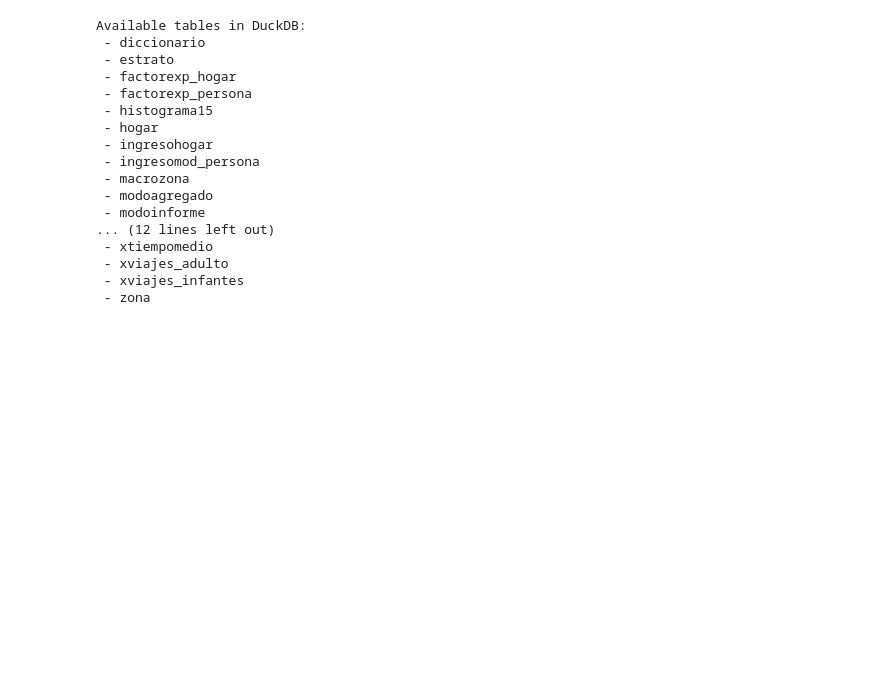
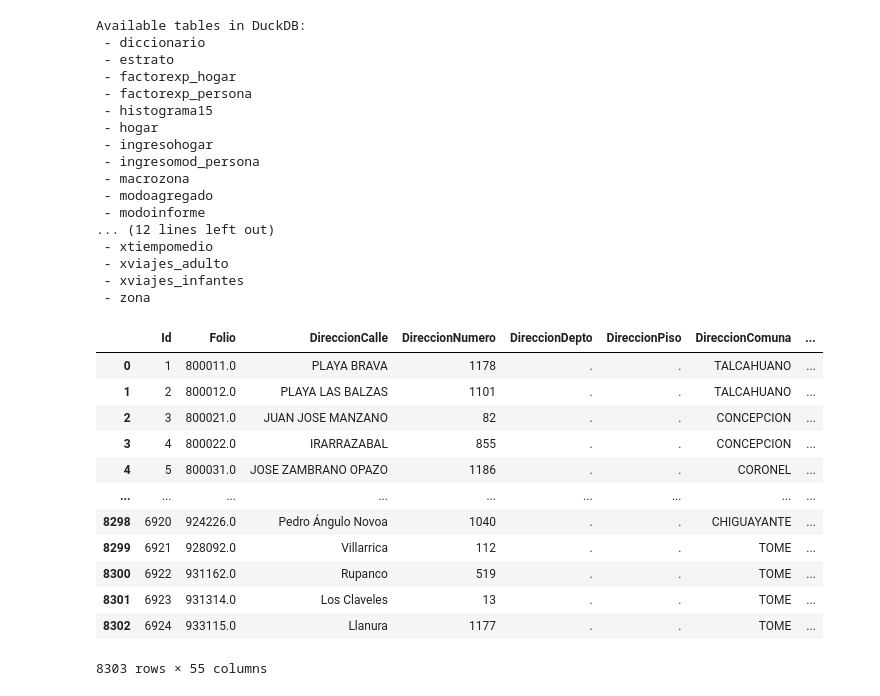
Before and after one commit to diegoalrv/mocho, a Jupyter notebook: explore_duckdb.ipynb, the cells around one changed output. Saved outputs shown, nothing was run; the diff lists cells and outputs as text; code cells hidden in the pictures; blank space fills up the shorter version.

```diff
--- a/explore_duckdb.ipynb
+++ b/explore_duckdb.ipynb
@@ -6,15 +6,32 @@ import seaborn as sns
 import geopandas as gpd
 import duckdb
 # %%
-# Make connection to DuckDB and list available tables
+class DuckDBHelper:
+    def __init__(self, duckdb_path):
+        self.con = duckdb.connect(database=duckdb_path)
+        self.duckdb_path = duckdb_path
+
+    def read_table(self, table_name):
+        """
+        Read a table from DuckDB and return it as a Pandas DataFrame.
+        """
+        query = f"SELECT * FROM {table_name}"
+        df = self.con.execute(query).df()
+        return df
+
+    def list_tables(self):
+        """
+        List available tables in the DuckDB database.
+        """
+        tables = self.con.execute("SHOW TABLES").fetchall()
+        return [table[0] for table in tables]
+
+# Usage example:
 duckdb_path = './data/eod.duckdb'
-con = duckdb.connect(database=duckdb_path)
-
-# List available tables
-tables = con.execute("SHOW TABLES").fetchall()
+db_helper = DuckDBHelper(duckdb_path)
 print("Available tables in DuckDB:")
-for table in tables:
-    print(f" - {table[0]}")
+for table_name in db_helper.list_tables():
+    print(f" - {table_name}")
 # %% [output]
 Available tables in DuckDB:
  - diccionario
@@ -33,3 +50,20 @@ Available tables in DuckDB:
  - xviajes_adulto
  - xviajes_infantes
  - zona
+# %%
+table_name = 'hogar'
+db_helper.read_table(table_name)
+# %% [output]
+|  | Id | Folio | DireccionCalle | DireccionNumero | DireccionDepto | DireccionPiso | DireccionComuna | ... |
+| 0 | 1 | 800011.0 | PLAYA BRAVA | 1178 | . | . | TALCAHUANO | ... |
+| 1 | 2 | 800012.0 | PLAYA LAS BALZAS | 1101 | . | . | TALCAHUANO | ... |
+| 2 | 3 | 800021.0 | JUAN JOSE MANZANO | 82 | . | . | CONCEPCION | ... |
+| 3 | 4 | 800022.0 | IRARRAZABAL | 855 | . | . | CONCEPCION | ... |
+| 4 | 5 | 800031.0 | JOSE ZAMBRANO OPAZO | 1186 | . | . | CORONEL | ... |
+| ... | ... | ... | ... | ... | ... | ... | ... | ... |
+| 8298 | 6920 | 924226.0 | Pedro Ángulo Novoa | 1040 | . | . | CHIGUAYANTE | ... |
+| 8299 | 6921 | 928092.0 | Villarrica | 112 | . | . | TOME | ... |
+| 8300 | 6922 | 931162.0 | Rupanco | 519 | . | . | TOME | ... |
+| 8301 | 6923 | 931314.0 | Los Claveles | 13 | . | . | TOME | ... |
+| 8302 | 6924 | 933115.0 | Llanura | 1177 | . | . | TOME | ... |
+8303 rows × 55 columns
```
Also changed, not shown: 2 other files.
